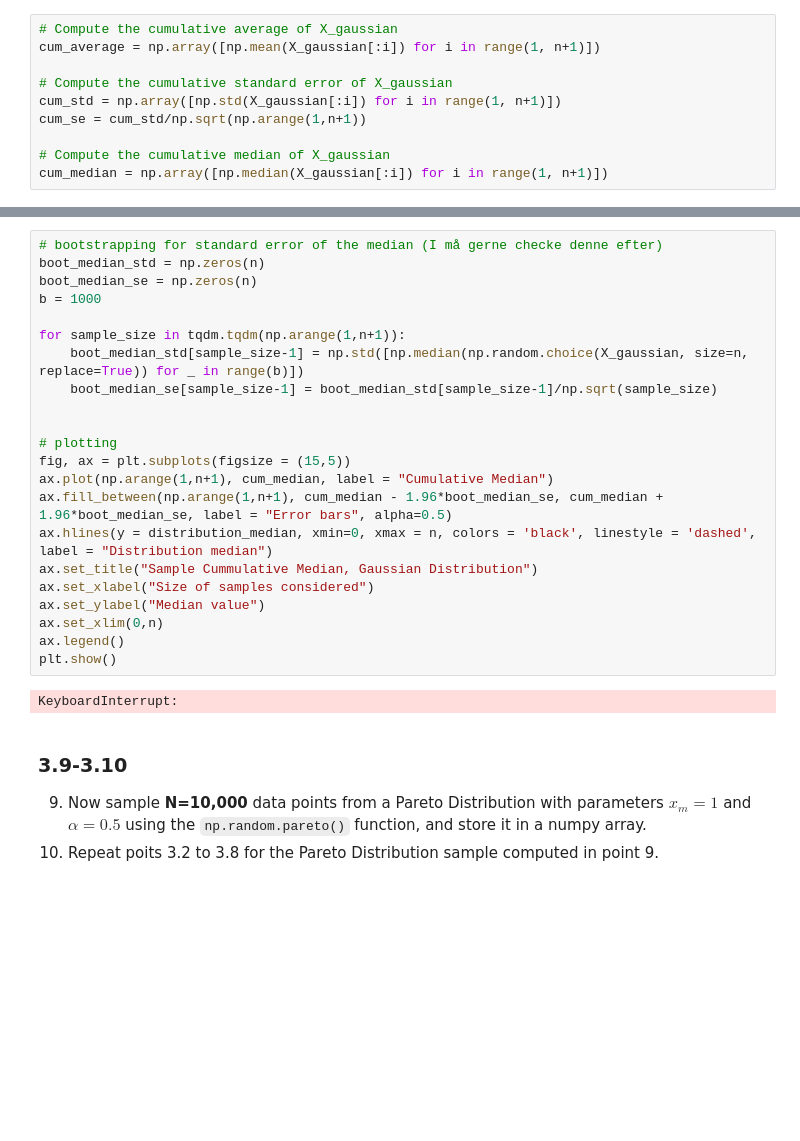
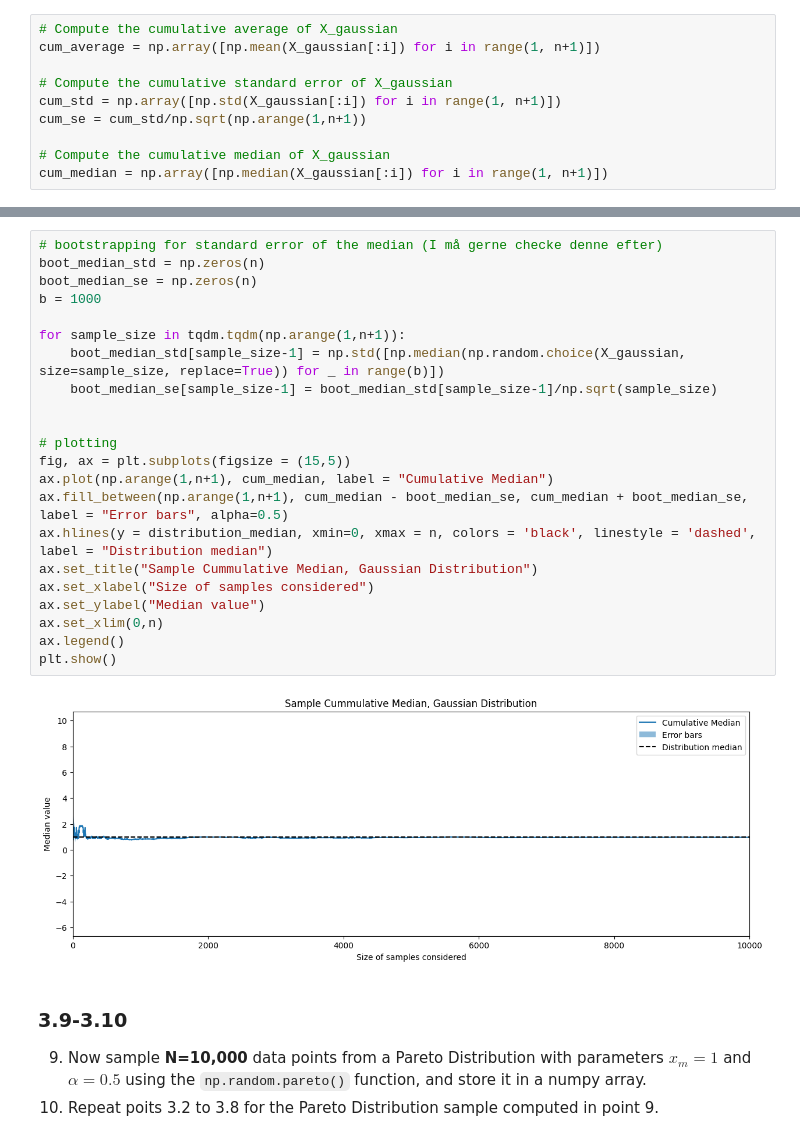
Before and after one commit to Rebekka-M/02467_CSS, a Jupyter notebook: Assignment_1.ipynb, the cells around one changed output, grey strips where cells are left out. Saved outputs shown, nothing was run; the diff lists cells and outputs as text; blank space fills up the shorter version.

```diff
--- a/Assignment_1.ipynb
+++ b/Assignment_1.ipynb
@@ -336,27 +334,27 @@ plt.show()
 # %%
 # bootstrapping for standard error of the median (I må gerne checke denne efter)
 boot_median_std = np.zeros(n)
 boot_median_se = np.zeros(n)
 b = 1000
 
 for sample_size in tqdm.tqdm(np.arange(1,n+1)):
-    boot_median_std[sample_size-1] = np.std([np.median(np.random.choice(X_gaussian, size=n, replace=True)) for _ in range(b)])
+    boot_median_std[sample_size-1] = np.std([np.median(np.random.choice(X_gaussian, size=sample_size, replace=True)) for _ in range(b)])
     boot_median_se[sample_size-1] = boot_median_std[sample_size-1]/np.sqrt(sample_size)
 
 
 # plotting
 fig, ax = plt.subplots(figsize = (15,5))
 ax.plot(np.arange(1,n+1), cum_median, label = "Cumulative Median")
-ax.fill_between(np.arange(1,n+1), cum_median - 1.96*boot_median_se, cum_median + 1.96*boot_median_se, label = "Error bars", alpha=0.5)
+ax.fill_between(np.arange(1,n+1), cum_median - boot_median_se, cum_median + boot_median_se, label = "Error bars", alpha=0.5)
 ax.hlines(y = distribution_median, xmin=0, xmax = n, colors = 'black', linestyle = 'dashed', label = "Distribution median")
 ax.set_title("Sample Cummulative Median, Gaussian Distribution")
 ax.set_xlabel("Size of samples considered")
 ax.set_ylabel("Median value")
 ax.set_xlim(0,n)
 ax.legend()
 plt.show()
 # %% [output]
-KeyboardInterrupt:
+[figure, added]
 # %% [markdown]
 ### 3.9-3.10
 9. Now sample **N=10,000** data points from a Pareto Distribution with parameters $x_m=1$ and $\alpha=0.5$ using the `np.random.pareto()` function, and store it in a numpy array.
```
Also changed, not shown: parts of 7 cells of this notebook.
